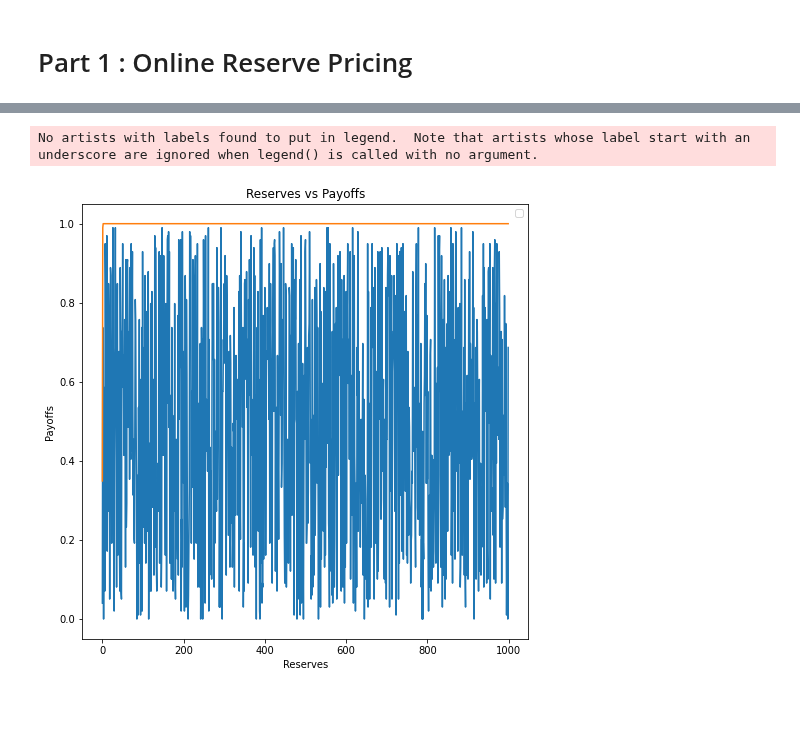
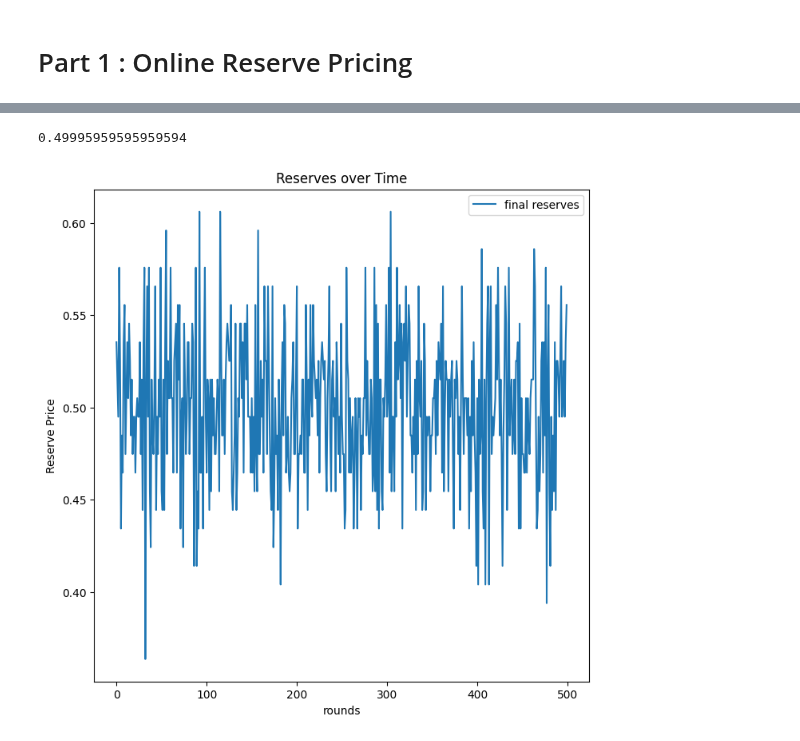
Before and after one commit to PrabhavJain10/Online-Markets, a Jupyter notebook: Project 4/proj4.ipynb, the cells around one changed output, grey strips where cells are left out. Drawn from its saved outputs; the diff is of its cells as text; code cells hidden in the pictures; blank space fills up the shorter version.

Commit message:
woo works for 2 bidders 1 item

```diff
--- a/Project 4/proj4.ipynb
+++ b/Project 4/proj4.ipynb
@@ -84,32 +84,31 @@ class Auction:
         return self.runAuctionHelper(bids, self.numItems, self.reserve), self.reserve
 
     def runAuctionHelper(self, bids, numItemsToSell, reservePrice):
-        # print("running auction helper. bids are", bids)
         bids.append(reservePrice)
         bids.sort()
         winningBids = []
-        if (bids[-(numItemsToSell+1)] > reservePrice):
+        # check if highest bid is greater than reserve price
+        if (bids[-(numItemsToSell)] > reservePrice):
             salePrice = bids[-(numItemsToSell+1)]
             for i in range(numItemsToSell):
                 winningBids.append(bids[-(i+1)])
-                # print("winningbid is", winningBids)
             saleRevenue = salePrice * numItemsToSell
+            bids.remove(reservePrice)
             return saleRevenue
         else:
+            bids.remove(reservePrice)
             numItemsToSell -= 1
             if numItemsToSell == 0:
+                # cannot sell any, revenue is 0
                 return 0
-            # print("looping back!")
             return self.runAuctionHelper(bids, numItemsToSell, reservePrice)
 
 
     def generatePayoffs(self, bids):
         # calculate the payoff for a reserve valuee
-        # repeeat for all possible reserve values
-        # print("running generate payoffs")
+        # repeat for all possible reserve values
         payoffs = np.zeros(self.k)
         for count, reserve in enumerate(self.possibleReserves):
-            # print("running auction helper in generate payoffs")
             saleRevenue = self.runAuctionHelper(bids, self.numItems, reserve)
             payoffs[count] = saleRevenue
         return payoffs
@@ -154,17 +149,29 @@ print(bids)
+# %%
+
+def monteCarlo(MCRuns = 500, auctionRounds = 1000):
+    finalReserves = []
+    reservesOverTime = []
+    for i in range(MCRuns):
+        payouts, reservePrices, allBids = runMultipleAuctions(auctionRounds)
+        finalReserves.append(reservePrices[-1])
+        reservesOverTime.append(reservePrices)
+    return finalReserves #, reservesOverTime
+# %%
+finalReserves = monteCarlo(MCRuns = 500, auctionRounds = 1000)
+# %%
+print(np.mean(finalReserves))
+# %% [output]
+0.49995959595959594
 # %%
 f = plt.figure()
 f.set_figwidth(8)
 f.set_figheight(8)
 
-# for i in range(len(bids)):
-plt.plot(np.arange(auctionRounds), reservePrices)
-plt.plot(np.arange(auctionRounds), payouts)
-plt.title('Reserves vs Payoffs')
-plt.xlabel('Reserves')
-plt.ylabel('Payoffs')
+plt.plot(np.arange(500), finalReserves, label = "final reserves")
+plt.title('Reserves over Time')
+plt.xlabel('rounds')
+plt.ylabel('Reserve Price')
 plt.legend()
 plt.show()
-f.savefig('RegretvRoundF1.png')
 # %% [output]
-No artists with labels found to put in legend.  Note that artists whose label start with an underscore are ignored when legend() is called with no argument.
-[figure, old version]
+[figure, new version]
```
Also changed, not shown: parts of 1 cell of this notebook.
